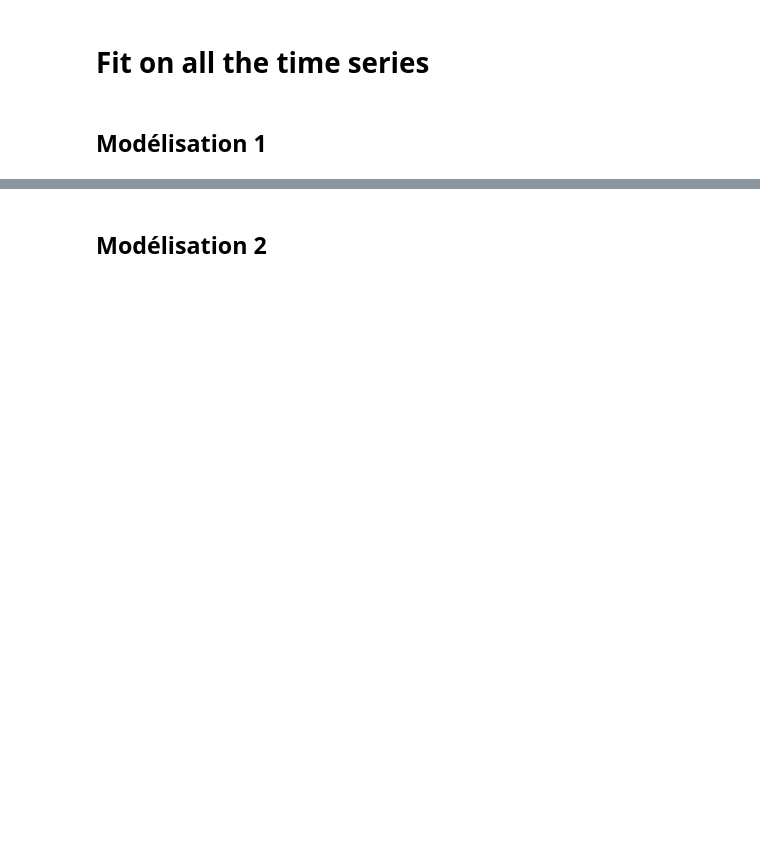
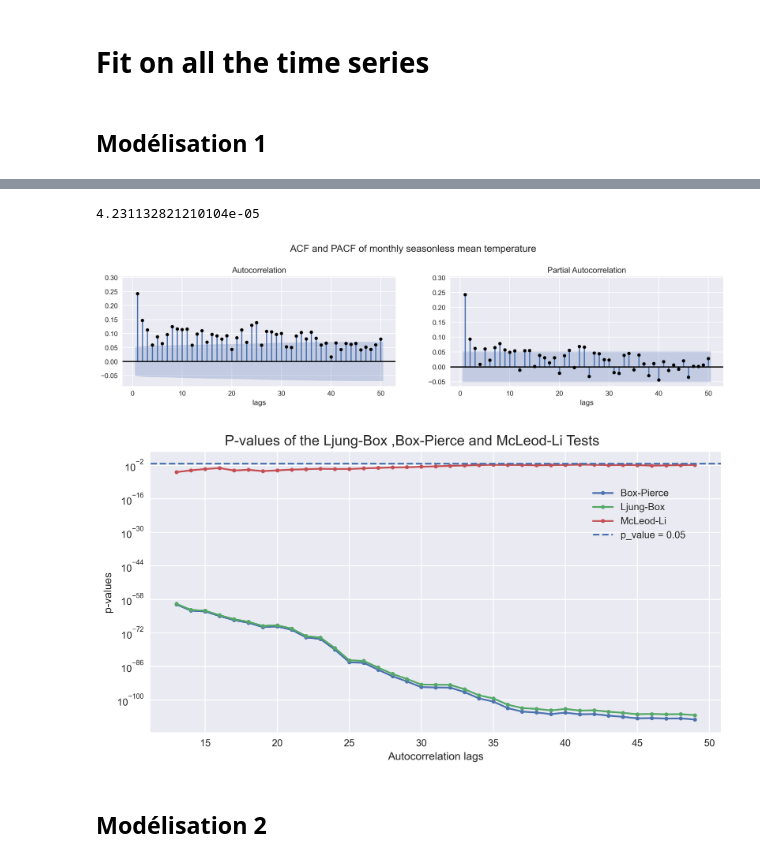
Before and after one commit to KieranVaudaux/SCV_project2.0, a Jupyter notebook: notebooks/Monthly_TimeSerie.ipynb, the cells around one changed output, grey strips where cells are left out. Saved outputs shown, nothing was run; the diff lists cells and outputs as text; code cells hidden in the pictures; blank space fills up the shorter version.

Commit message:
Monthly analysis

```diff
--- a/notebooks/Monthly_TimeSerie.ipynb
+++ b/notebooks/Monthly_TimeSerie.ipynb
@@ -40,3 +40,4 @@ data_temperature.TG = data_temperature.TG/10.
 # %%
 df = data_temperature.copy()
 plt.style.use("ggplot")
+plt.style.use("seaborn")
@@ -53 +44,18 @@ data_M["grid"] = np.array([y + float(m-1)/12 for y in Years for m in Months])[:n
+# %%
+# Transformation en moyenne mesuelle
+Years = df.Year.unique()
+Months = df.Month.unique()
+data_M = pd.DataFrame(np.array([[df[(df.Year == y)&(df.Month==m)].TG.mean(),
+                        df[(df.Year == y)&(df.Month==m)].TG.median(),df[(df.Year == y)&(df.Month==m)].TG.std()
+                                 ,y,int(m)] for y in Years for m in Months]),
+                     columns=["Mean","Median","Std","Years","Month"])
+data_M = data_M.dropna()
+data_M["grid"] = np.array([y + float(m-1)/12 for y in Years for m in Months])[:np.shape(data_M)[0]]
+
+data_M["Date"] = [(str(int(y))+str('-')+str(int(m))) for y in Years for m in
+                  data_M[data_M.Years == y].Month]
+
+for j in range(np.shape(data_M.Mean)[0]):
+    if (data_M.Month[j]<10.):
+        data_M.loc[j,"Date"] = data_M.Date[j][:5]+str('0')+str(int(data_M.Month[j]))
 # %%
@@ -268,14 +298,19 @@ test_addfuller = adfuller(data_M.Mean_Seasonless, maxlag=None, regression='n', a
 g = open('txt/Monthly/addfullerTest_monthly1.txt','a')
 g.write("Monthly Seasonless mean (no constant) (model 1) : p-value = "+str(test_addfuller[1])+'\n')
 g.close()
-#test_addfuller[1]
+test_addfuller[1]
 # the p-value of the addfuller test let us think that the time series is stationary
+# %% [output]
+4.231132821210104e-05
 # %%
-fig =True
+fig =False
 plot_acf_pacf(data_M.Mean_Seasonless,lag=50, title = 'ACF and PACF of monthly seasonless mean temperature'
               ,closefig=fig,fname = 'figure/Monthly/Seasonless_mean_acf_pacf.png')
 plot_ljung_pierce(data_M.Mean_Seasonless,semilog_y = True,loca = (0.78,0.66),closefig=fig
                  ,fname = 'figure/Monthly/Seasonless_mean_Ljung_Pierce.png',df = 12)
 
 #les plots acf et pacf ne permettent pas de rejetter l'hypothèse d'indépendance mais les tests de Ljung et Pierce
 #nous permettent de largement rejetter l'hypothèse d'indépendance.
+# %% [output]
+[figure, added]
+[figure, added]
```
Also changed, not shown: parts of 58 cells of this notebook, 36 other files.
